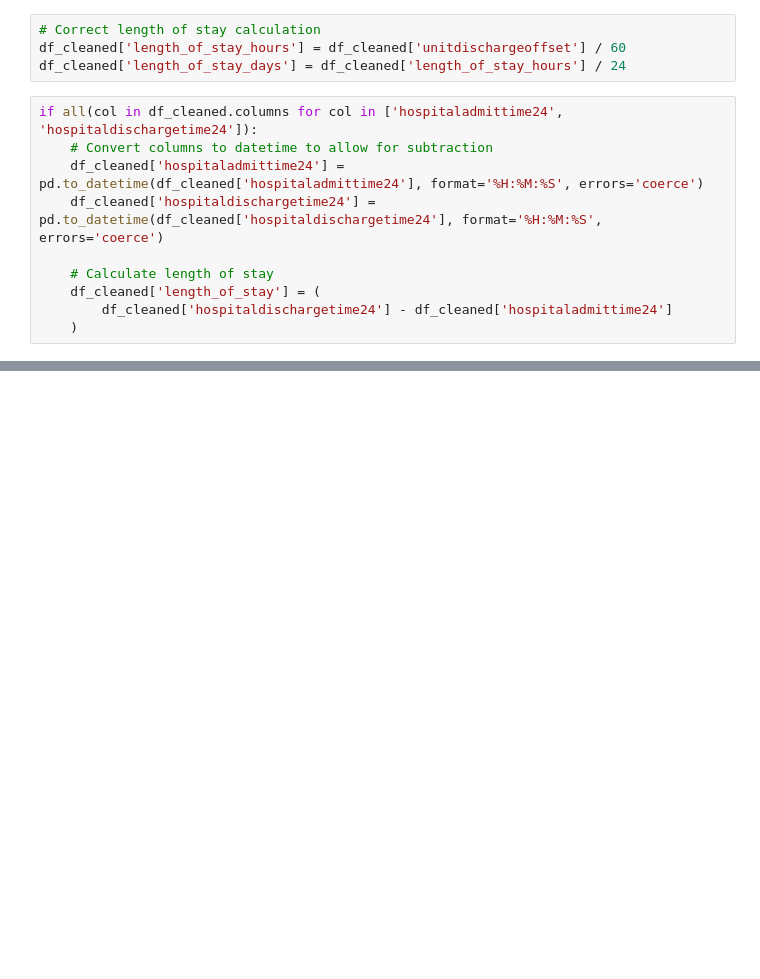
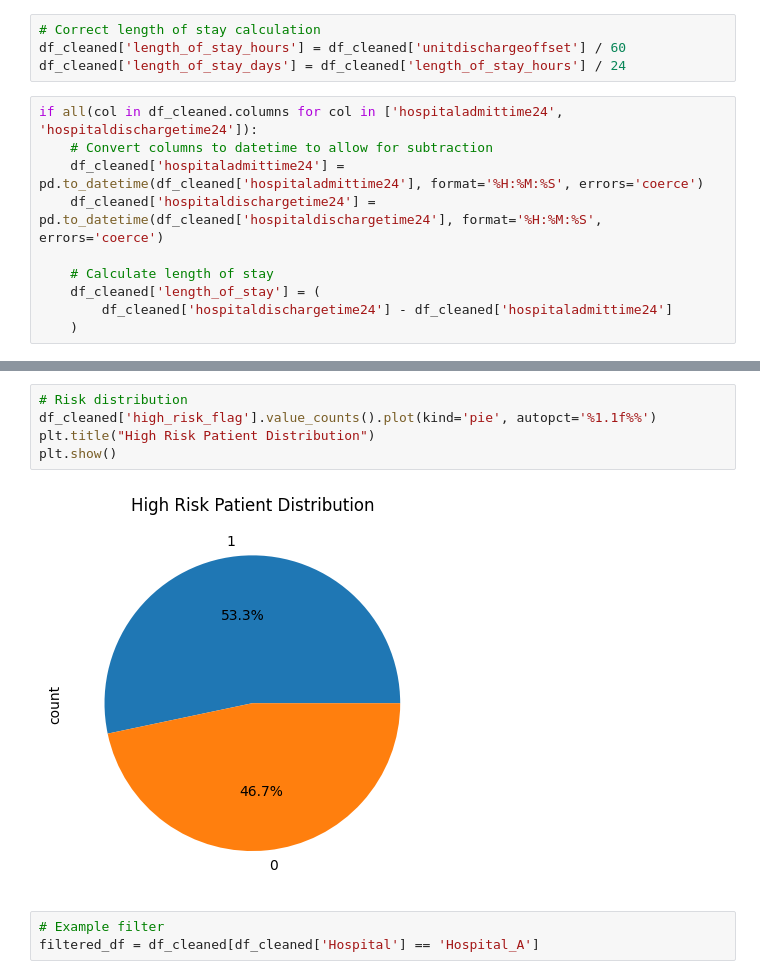
Before and after one commit to RanaAAAli/bachelor-, a Jupyter notebook: notebook71d6f1caa9.ipynb, the cells around one changed output, grey strips where cells are left out. Saved outputs shown, nothing was run; the diff lists cells and outputs as text; blank space fills up the shorter version.

```diff
--- a/notebook71d6f1caa9.ipynb
+++ b/notebook71d6f1caa9.ipynb
@@ -266,0 +277,10 @@ if all(col in df_cleaned.columns for col in ['hospitaladmittime24', 'hospitaldis
+# %%
+# Risk distribution
+df_cleaned['high_risk_flag'].value_counts().plot(kind='pie', autopct='%1.1f%%')
+plt.title("High Risk Patient Distribution")
+plt.show()
+# %% [output]
+[figure, added]
+# %%
+# Example filter
+filtered_df = df_cleaned[df_cleaned['Hospital'] == 'Hospital_A']
```
Also changed, not shown: parts of 3 cells of this notebook.
